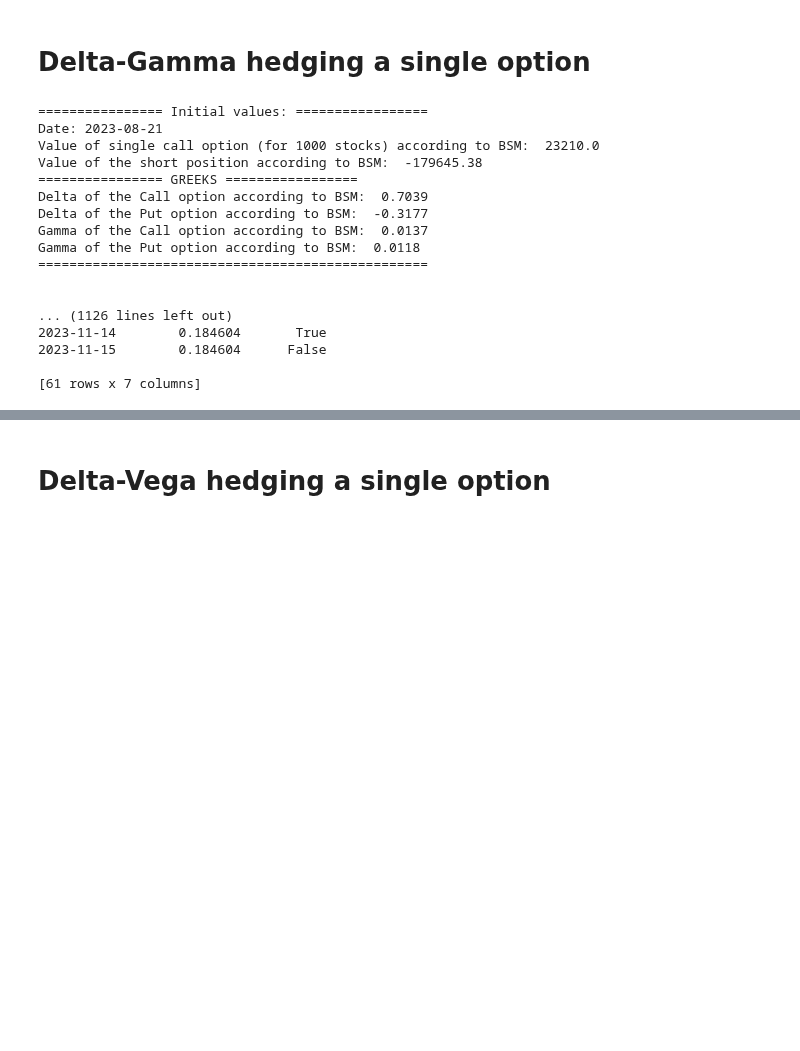
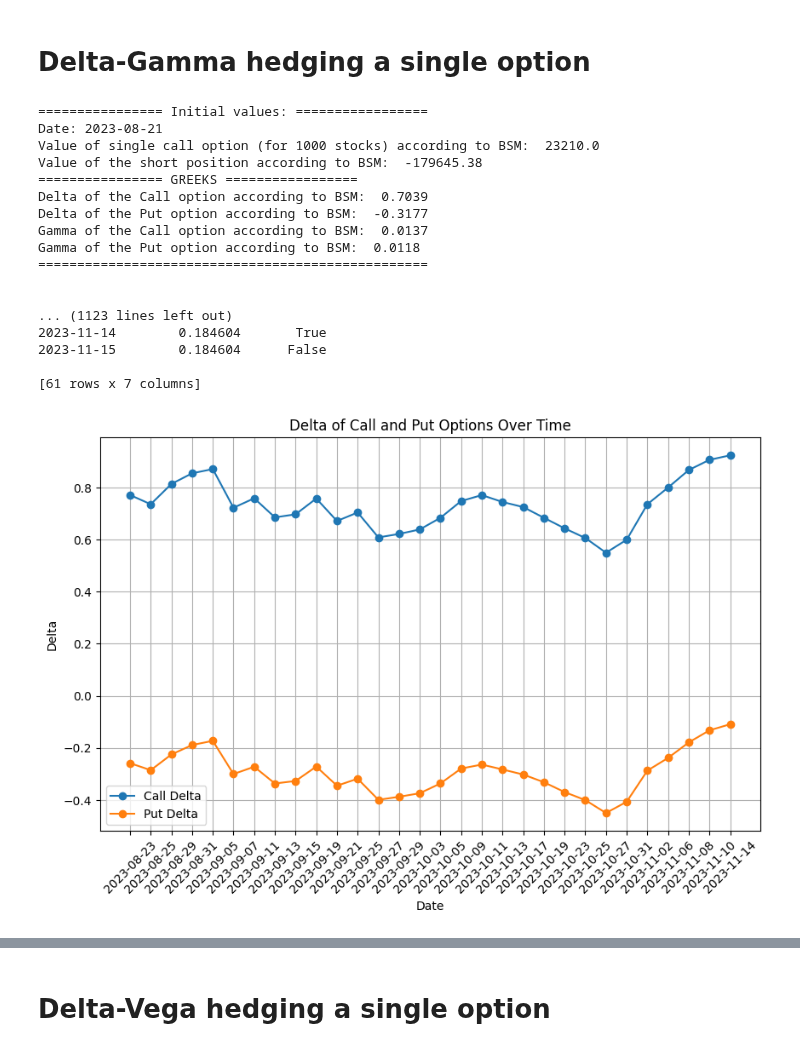
Before and after one commit to kerkkokonola/hedging, a Jupyter notebook: code/deltavegahedging.ipynb, the cells around one changed output, grey strips where cells are left out. Saved outputs shown, nothing was run; the diff lists cells and outputs as text; code cells hidden in the pictures; blank space fills up the shorter version.

Commit message:
some visualizations

```diff
--- a/code/deltavegahedging.ipynb
+++ b/code/deltavegahedging.ipynb
@@ -345,30 +345,60 @@ def delta_gamma_hedge(option_data, freq, call_column, put_column, costs = 0):
 
     # return daily errors and the total error for plotting purposes
     return total_mean_squared_error, total_error, portfolio_values, greek_and_volatility_data
+# %%
+def plot_deltas(data):
+    data.reset_index(inplace=True)
+    hedged_dates = data[data['rehedging']]
+    plt.figure(figsize=(10, 6))
+    plt.plot(hedged_dates['Date'], hedged_dates['call_delta'], label='Call Delta', marker='o')
+    plt.plot(hedged_dates['Date'], hedged_dates['put_delta'], label='Put Delta', marker='o')
+
+    # Customize the plot
+    plt.title('Delta of Call and Put Options Over Time')
+    plt.xlabel('Date')
+    plt.xticks(rotation=45)
+    plt.ylabel('Delta')
+    plt.legend()
+    plt.grid(True)
+    plt.show()
+# %%
+def plot_gammas(data):
+    data.reset_index(inplace=True)
+    hedged_dates = data[data['rehedging']]
+    plt.figure(figsize=(10, 6))
+    plt.plot(hedged_dates['Date'], hedged_dates['call_gamma'], label='Call Gamma', marker='o')
+    plt.plot(hedged_dates['Date'], hedged_dates['put_gamma'], label='Put Gamma', marker='o')
+
+    # Customize the plot
+    plt.title('Gamma of Call and Put Options Over Time')
+    plt.xlabel('Date')
+    plt.xticks(rotation=45)
+    plt.ylabel('Gamma')
+    plt.legend()
+    plt.grid(True)
+    plt.show()
 # %%
 freq = 2
 total_mean_squared_error, total_error, portfolio_values, greek_and_volatility_data = delta_gamma_hedge(df_result, freq, "C170", "P170")
-print(total_mean_squared_error)
-print(total_error)
-print(portfolio_values)
-
-# First day and last day is missing
 print(greek_and_volatility_data)
+plot_deltas(greek_and_volatility_data)
+plot_gammas(greek_and_volatility_data)
 # %% [output]
 ================ Initial values: =================
 Date: 2023-08-21
 Value of single call option (for 1000 stocks) according to BSM:  23210.0
 Value of the short position according to BSM:  -179645.38
 ================ GREEKS =================
 Delta of the Call option according to BSM:  0.7039
 Delta of the Put option according to BSM:  -0.3177
 Gamma of the Call option according to BSM:  0.0137
 Gamma of the Put option according to BSM:  0.0118
 ==================================================
 
 
-... (1126 lines left out)
+... (1123 lines left out)
 2023-11-14        0.184604       True
 2023-11-15        0.184604      False
 
 [61 rows x 7 columns]
+[figure, added]
```
Also changed, not shown: parts of 6 cells of this notebook, 1 other file.
